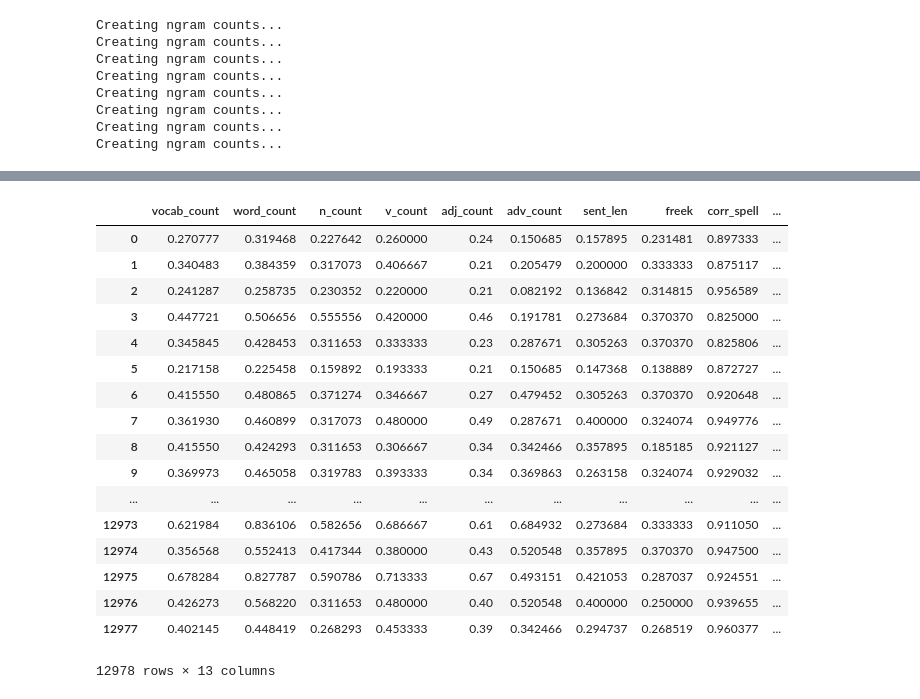
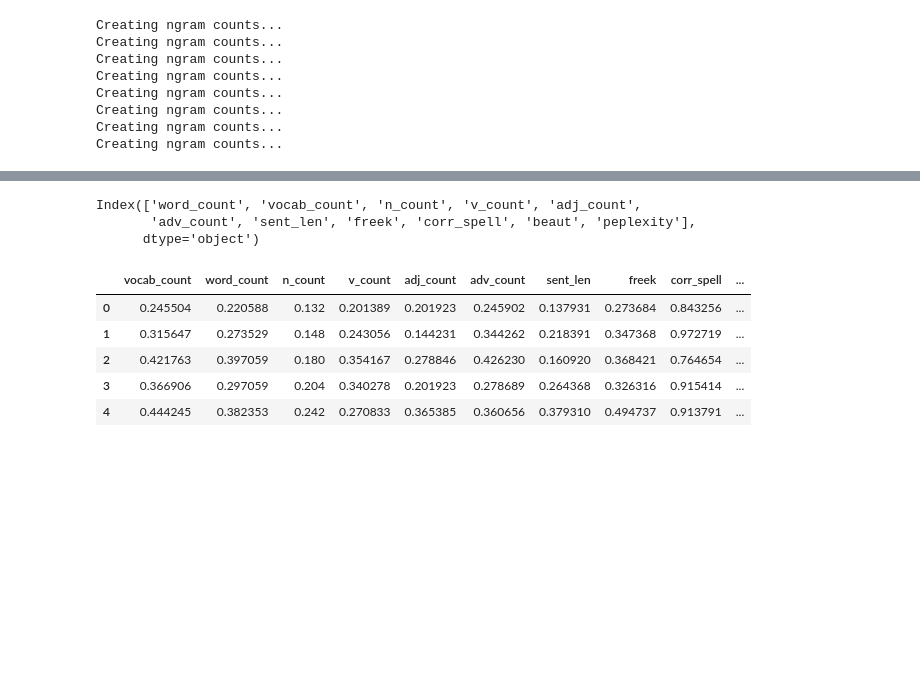
Before and after one commit to piyush-98/Automatic_grading, a Jupyter notebook: code/feature_extraction.ipynb, the cells around one changed output, grey strips where cells are left out. Saved outputs shown, nothing was run; the diff lists cells and outputs as text; code cells hidden in the pictures; blank space fills up the shorter version.

```diff
--- a/code/feature_extraction.ipynb
+++ b/code/feature_extraction.ipynb
@@ -730,3 +388,0 @@ data.to_pickle(r"C:\Users\PIYUSH\Downloads\essay (1).pkl")
-# %%
-data = pd.read_pickle(r"C:\Users\PIYUSH\Downloads\essay (1).pkl")
-data
@@ -754,3 +389,11 @@ a=data.iloc[:,[28,29,30,31,32,33,34,35,36,37]]
+# %%
+a=data.iloc[:,[5,6,7,8,9,10,11,12,13,14,15]]
+# %%
+a.columns
+# %% [output]
+Index(['word_count', 'vocab_count', 'n_count', 'v_count', 'adj_count',
+       'adv_count', 'sent_len', 'freek', 'corr_spell', 'beaut', 'peplexity'],
+      dtype='object')
 # %%
 from sklearn.preprocessing import MinMaxScaler
 sc=MinMaxScaler()
@@ -760,30 +403,20 @@ y=pd.DataFrame(x)
 # %%
 y.columns=['vocab_count',
        'word_count', 'n_count', 'v_count', 'adj_count', 'adv_count',
-       'sent_len', 'freek','corr_spell','perplexity']
+       'sent_len', 'freek','corr_spell','beaut','perplexity']
 # %%
 y["essay_set"]=data["essay_set"]
 y["essay"]=data["essay"]
 y["essay_id"]=data["essay_id"]
+y['domain1_predictionid']=data['domain1_predictionid']
+y['domain2_predictionid']=data['domain2_predictionid']
 # %%
-y
+y.head()
 # %% [output]
 |  | vocab_count | word_count | n_count | v_count | adj_count | adv_count | sent_len | freek | corr_spell | ... |
-| 0 | 0.270777 | 0.319468 | 0.227642 | 0.260000 | 0.24 | 0.150685 | 0.157895 | 0.231481 | 0.897333 | ... |
-| 1 | 0.340483 | 0.384359 | 0.317073 | 0.406667 | 0.21 | 0.205479 | 0.200000 | 0.333333 | 0.875117 | ... |
-| 2 | 0.241287 | 0.258735 | 0.230352 | 0.220000 | 0.21 | 0.082192 | 0.136842 | 0.314815 | 0.956589 | ... |
-| 3 | 0.447721 | 0.506656 | 0.555556 | 0.420000 | 0.46 | 0.191781 | 0.273684 | 0.370370 | 0.825000 | ... |
-| 4 | 0.345845 | 0.428453 | 0.311653 | 0.333333 | 0.23 | 0.287671 | 0.305263 | 0.370370 | 0.825806 | ... |
-| 5 | 0.217158 | 0.225458 | 0.159892 | 0.193333 | 0.21 | 0.150685 | 0.147368 | 0.138889 | 0.872727 | ... |
-| 6 | 0.415550 | 0.480865 | 0.371274 | 0.346667 | 0.27 | 0.479452 | 0.305263 | 0.370370 | 0.920648 | ... |
-| 7 | 0.361930 | 0.460899 | 0.317073 | 0.480000 | 0.49 | 0.287671 | 0.400000 | 0.324074 | 0.949776 | ... |
-| 8 | 0.415550 | 0.424293 | 0.311653 | 0.306667 | 0.34 | 0.342466 | 0.357895 | 0.185185 | 0.921127 | ... |
-| 9 | 0.369973 | 0.465058 | 0.319783 | 0.393333 | 0.34 | 0.369863 | 0.263158 | 0.324074 | 0.929032 | ... |
-| ... | ... | ... | ... | ... | ... | ... | ... | ... | ... | ... |
-| 12973 | 0.621984 | 0.836106 | 0.582656 | 0.686667 | 0.61 | 0.684932 | 0.273684 | 0.333333 | 0.911050 | ... |
-| 12974 | 0.356568 | 0.552413 | 0.417344 | 0.380000 | 0.43 | 0.520548 | 0.357895 | 0.370370 | 0.947500 | ... |
-| 12975 | 0.678284 | 0.827787 | 0.590786 | 0.713333 | 0.67 | 0.493151 | 0.421053 | 0.287037 | 0.924551 | ... |
-| 12976 | 0.426273 | 0.568220 | 0.311653 | 0.480000 | 0.40 | 0.520548 | 0.400000 | 0.250000 | 0.939655 | ... |
-| 12977 | 0.402145 | 0.448419 | 0.268293 | 0.453333 | 0.39 | 0.342466 | 0.294737 | 0.268519 | 0.960377 | ... |
+| 0 | 0.245504 | 0.220588 | 0.132 | 0.201389 | 0.201923 | 0.245902 | 0.137931 | 0.273684 | 0.843256 | ... |
+| 1 | 0.315647 | 0.273529 | 0.148 | 0.243056 | 0.144231 | 0.344262 | 0.218391 | 0.347368 | 0.972719 | ... |
+| 2 | 0.421763 | 0.397059 | 0.180 | 0.354167 | 0.278846 | 0.426230 | 0.160920 | 0.368421 | 0.764654 | ... |
+| 3 | 0.366906 | 0.297059 | 0.204 | 0.340278 | 0.201923 | 0.278689 | 0.264368 | 0.326316 | 0.915414 | ... |
+| 4 | 0.444245 | 0.382353 | 0.242 | 0.270833 | 0.365385 | 0.360656 | 0.379310 | 0.494737 | 0.913791 | ... |
-12978 rows × 13 columns
 # %%
```
Also changed, not shown: parts of 62 cells of this notebook, 3 other files.
